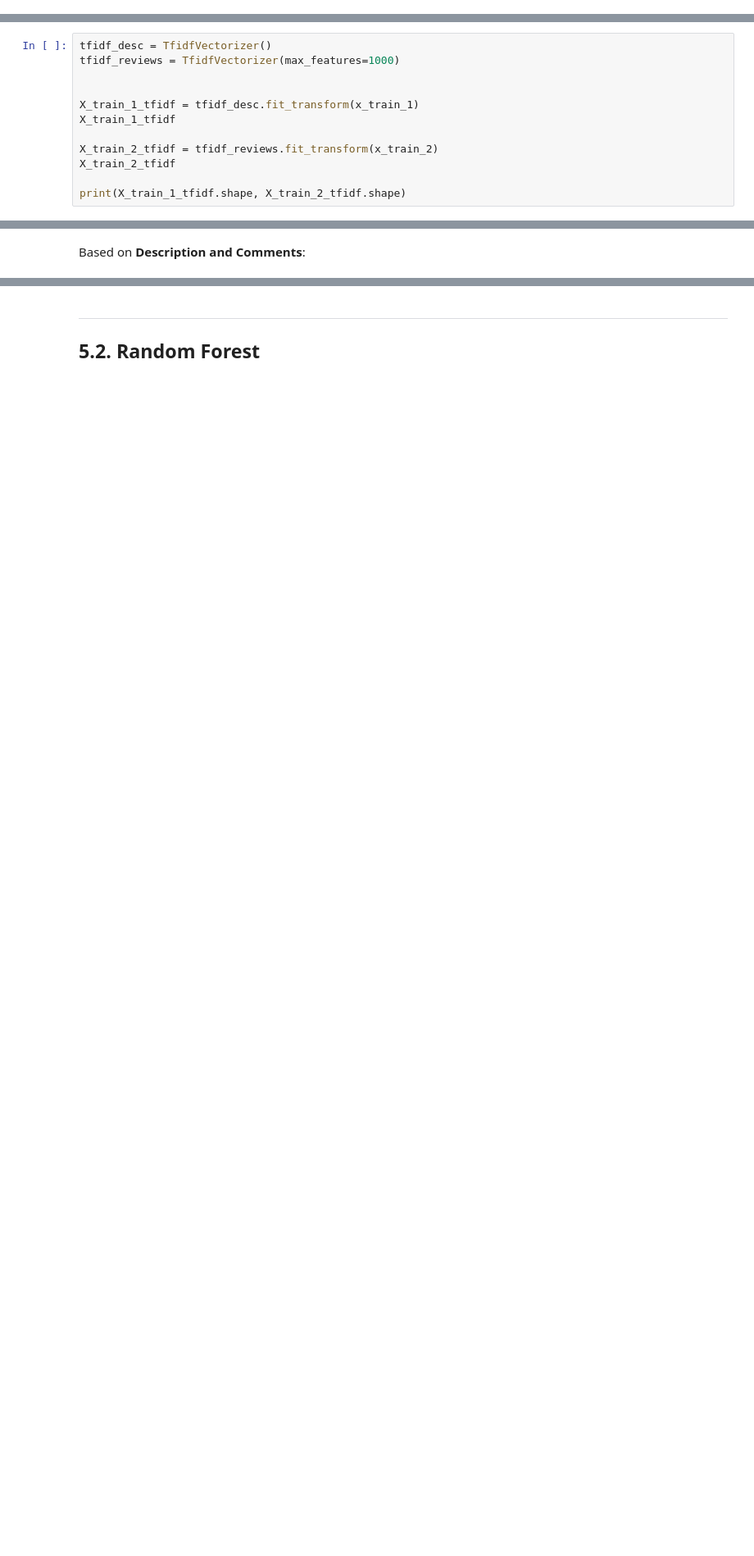
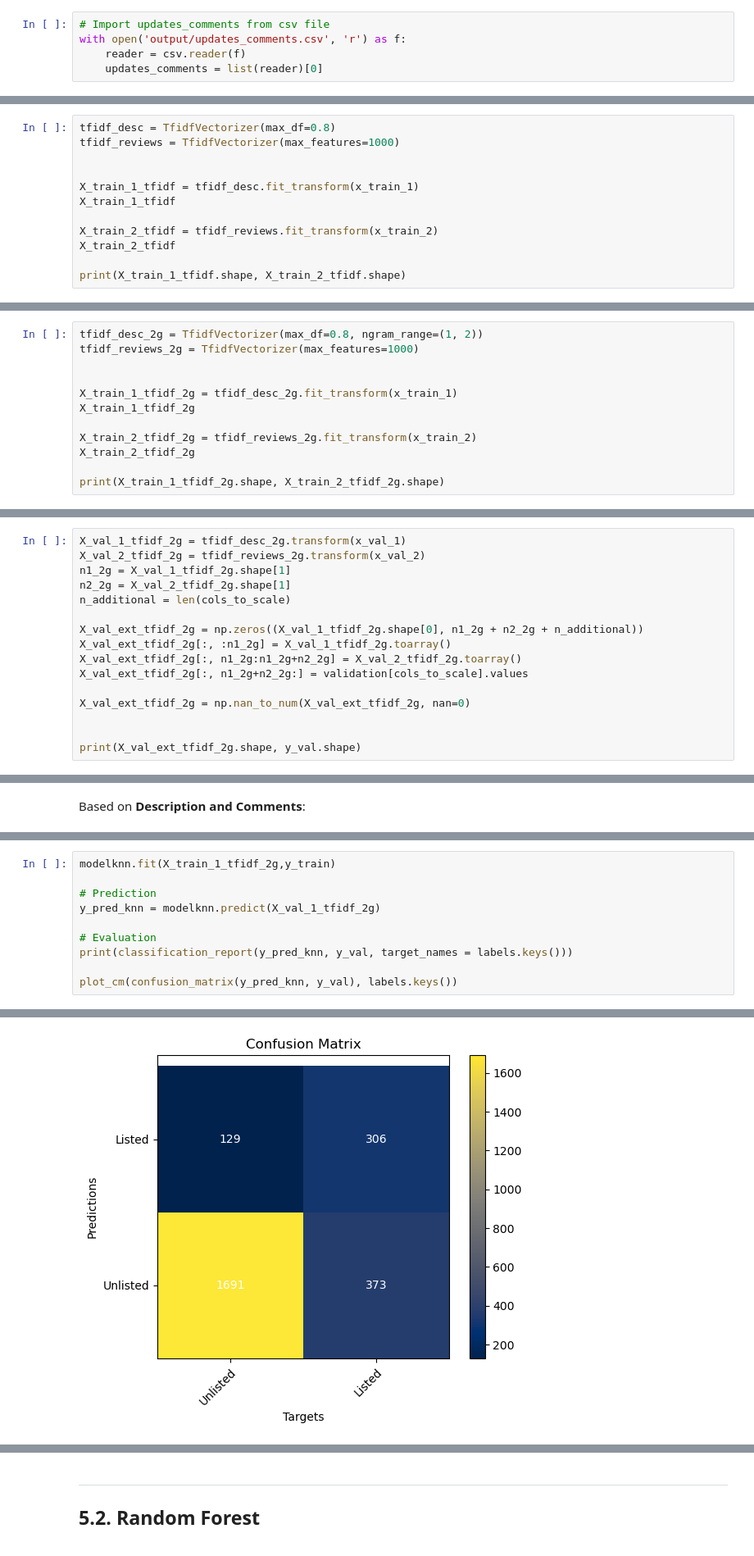
Before and after one commit to iryna-savchuk/TM_project, a Jupyter notebook: NLP_17_catia.ipynb, the cells around one changed output, grey strips where cells are left out. Shown at 82% size. Cells and saved outputs as stored; diff of their text form; blank space fills up the shorter version.

```diff
--- a/NLP_17_catia.ipynb
+++ b/NLP_17_catia.ipynb
@@ -735,3 +746,8 @@ updates_comments = clean(reviews_df_train['comments'], lemmatize = True, stemmer
+# %%
+# Import updates_comments from csv file
+with open('output/updates_comments.csv', 'r') as f:
+    reader = csv.reader(f)
+    updates_comments = list(reader)[0]
 # %%
 # create a list with all words in reviews_df_train['comments']
 all_words_comments = ' '.join(updates_comments).split()
@@ -1064,7 +1087,7 @@ print(X_val_ext_bow.shape, y_val.shape)
 # %% [markdown]
 For Train Corpus
 # %%
-tfidf_desc = TfidfVectorizer()
+tfidf_desc = TfidfVectorizer(max_df=0.8)
 tfidf_reviews = TfidfVectorizer(max_features=1000)
 
 
@@ -1116,0 +1149,12 @@ print(X_val_ext_tfidf.shape, y_val.shape)
+# %%
+tfidf_desc_2g = TfidfVectorizer(max_df=0.8, ngram_range=(1, 2))
+tfidf_reviews_2g = TfidfVectorizer(max_features=1000)
+
+
+X_train_1_tfidf_2g = tfidf_desc_2g.fit_transform(x_train_1)
+X_train_1_tfidf_2g
+
+X_train_2_tfidf_2g = tfidf_reviews_2g.fit_transform(x_train_2)
+X_train_2_tfidf_2g
+
+print(X_train_1_tfidf_2g.shape, X_train_2_tfidf_2g.shape)
@@ -1116,0 +1182,16 @@ print(X_val_ext_tfidf.shape, y_val.shape)
+# %%
+X_val_1_tfidf_2g = tfidf_desc_2g.transform(x_val_1)
+X_val_2_tfidf_2g = tfidf_reviews_2g.transform(x_val_2)
+n1_2g = X_val_1_tfidf_2g.shape[1]
+n2_2g = X_val_2_tfidf_2g.shape[1]
+n_additional = len(cols_to_scale)
+
+X_val_ext_tfidf_2g = np.zeros((X_val_1_tfidf_2g.shape[0], n1_2g + n2_2g + n_additional))
+X_val_ext_tfidf_2g[:, :n1_2g] = X_val_1_tfidf_2g.toarray()
+X_val_ext_tfidf_2g[:, n1_2g:n1_2g+n2_2g] = X_val_2_tfidf_2g.toarray()
+X_val_ext_tfidf_2g[:, n1_2g+n2_2g:] = validation[cols_to_scale].values
+
+X_val_ext_tfidf_2g = np.nan_to_num(X_val_ext_tfidf_2g, nan=0)
+
+
+print(X_val_ext_tfidf_2g.shape, y_val.shape)
@@ -1323,0 +1416,11 @@ weighted avg       0.88      0.88      0.88      2499
+# %%
+modelknn.fit(X_train_1_tfidf_2g,y_train)
+
+# Prediction
+y_pred_knn = modelknn.predict(X_val_1_tfidf_2g)
+
+# Evaluation
+print(classification_report(y_pred_knn, y_val, target_names = labels.keys()))
+
+plot_cm(confusion_matrix(y_pred_knn, y_val), labels.keys())
+# %% [output]
@@ -1323,0 +1435 @@ weighted avg       0.88      0.88      0.88      2499
+[figure, added]
```
Also changed, not shown: parts of 31 cells of this notebook.
